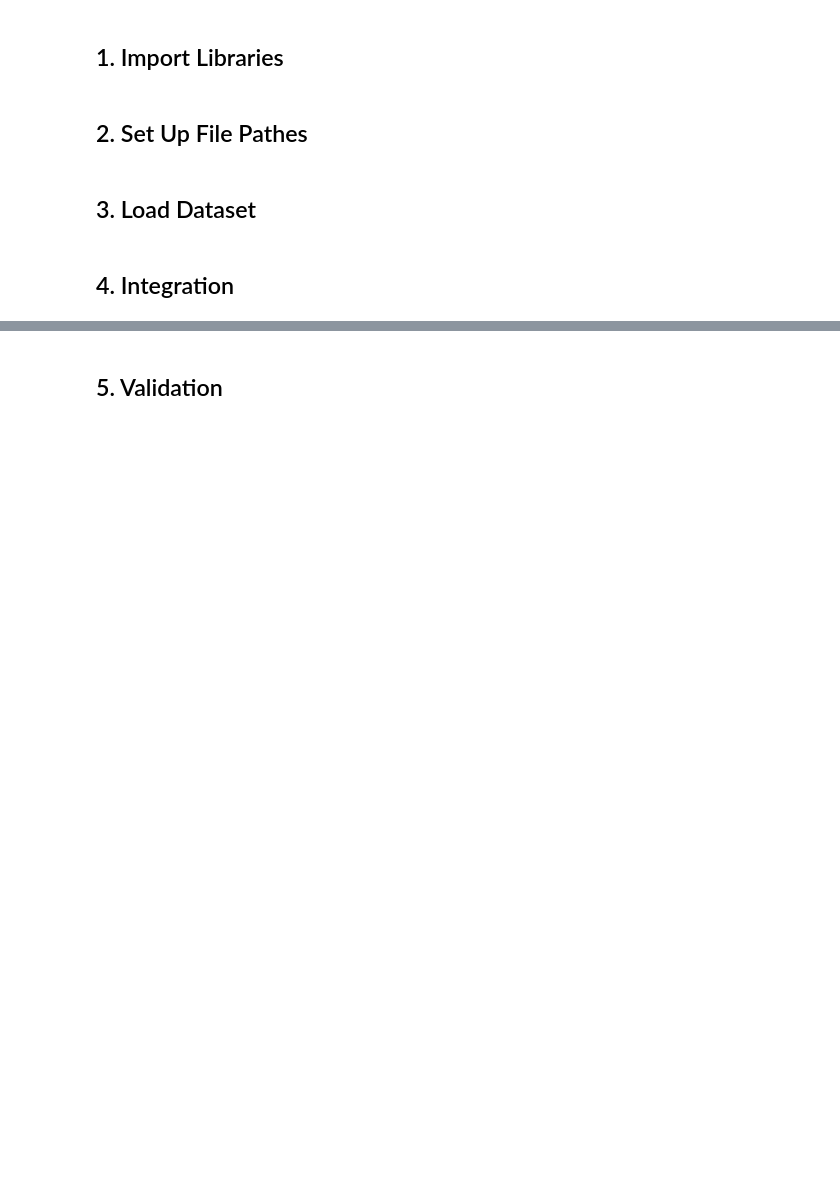
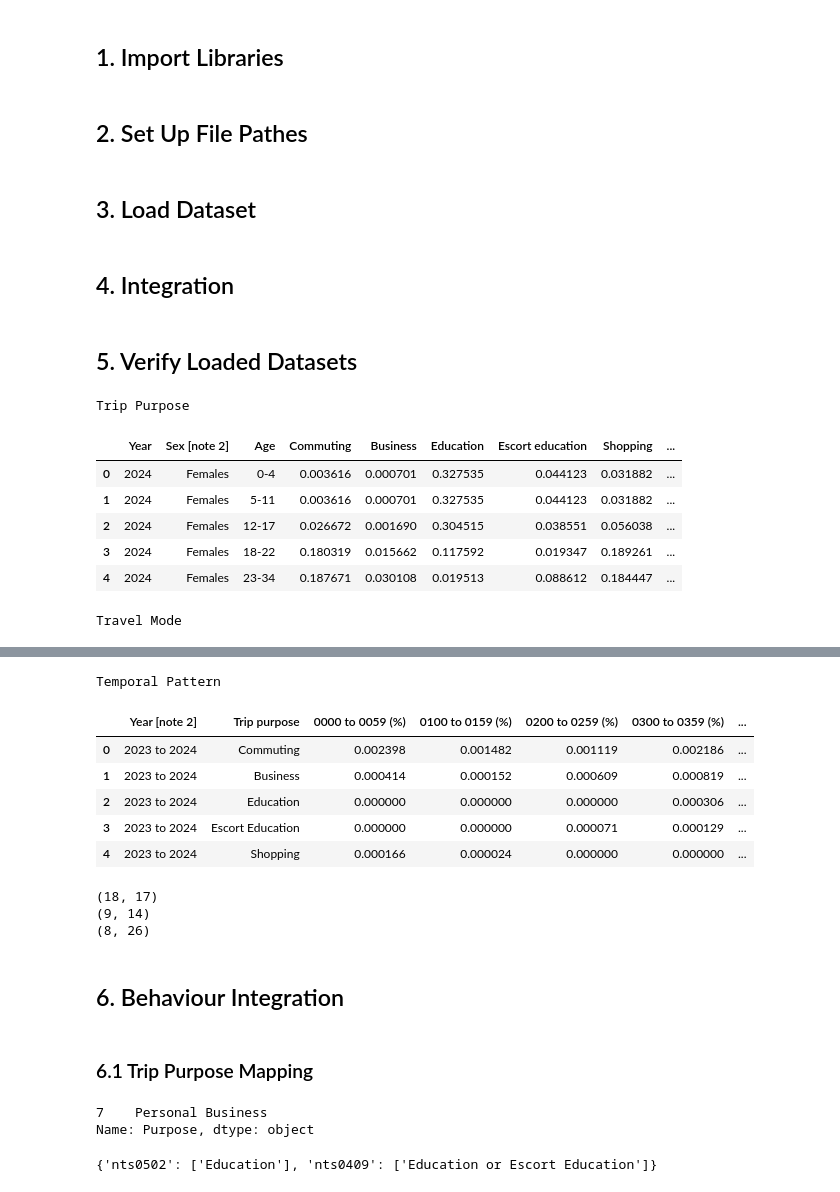
Before and after one commit to yuxinjiang1205/mobility-modelling-framework, a Jupyter notebook: notebooks/integration/behaviour_integration.ipynb, the cells around one changed output, grey strips where cells are left out. Drawn from its saved outputs; the diff is of its cells as text; code cells hidden in the pictures; blank space fills up the shorter version.

Commit message:
Prepare behaviour datasets for integration

```diff
--- a/notebooks/integration/behaviour_integration.ipynb
+++ b/notebooks/integration/behaviour_integration.ipynb
@@ -44,3 +48,23 @@ trip_purpose = pd.read_json(trip_purpose_file)
 travel_mode = pd.read_json(travel_mode_file)
 
 temporal_pattern = pd.read_json(temporal_pattern_file)
+# %% [markdown]
+## 5. Verify Loaded Datasets
+# %%
+print("Trip Purpose")
+display(trip_purpose.head())
+
+print("Travel Mode")
+display(travel_mode.head())
+
+print("Temporal Pattern")
+display(temporal_pattern.head())
+# %% [output]
+Trip Purpose
+|  | Year | Sex [note 2] | Age | Commuting | Business | Education | Escort education | Shopping | ... |
+| 0 | 2024 | Females | 0-4 | 0.003616 | 0.000701 | 0.327535 | 0.044123 | 0.031882 | ... |
+| 1 | 2024 | Females | 5-11 | 0.003616 | 0.000701 | 0.327535 | 0.044123 | 0.031882 | ... |
+| 2 | 2024 | Females | 12-17 | 0.026672 | 0.001690 | 0.304515 | 0.038551 | 0.056038 | ... |
+| 3 | 2024 | Females | 18-22 | 0.180319 | 0.015662 | 0.117592 | 0.019347 | 0.189261 | ... |
+| 4 | 2024 | Females | 23-34 | 0.187671 | 0.030108 | 0.019513 | 0.088612 | 0.184447 | ... |
+Travel Mode
@@ -47,2 +77,19 @@ temporal_pattern = pd.read_json(temporal_pattern_file)
+Temporal Pattern
+|  | Year [note 2] | Trip purpose | 0000 to 0059 (%) | 0100 to 0159 (%) | 0200 to 0259 (%) | 0300 to 0359 (%) | ... |
+| 0 | 2023 to 2024 | Commuting | 0.002398 | 0.001482 | 0.001119 | 0.002186 | ... |
+| 1 | 2023 to 2024 | Business | 0.000414 | 0.000152 | 0.000609 | 0.000819 | ... |
+| 2 | 2023 to 2024 | Education | 0.000000 | 0.000000 | 0.000000 | 0.000306 | ... |
+| 3 | 2023 to 2024 | Escort Education | 0.000000 | 0.000000 | 0.000071 | 0.000129 | ... |
+| 4 | 2023 to 2024 | Shopping | 0.000166 | 0.000024 | 0.000000 | 0.000000 | ... |
+# %%
+print(trip_purpose.shape)
+print(travel_mode.shape)
+print(temporal_pattern.shape)
+# %% [output]
+(18, 17)
+(9, 14)
+(8, 26)
 # %% [markdown]
-## 5. Validation
+## 6. Behaviour Integration
+# %% [markdown]
+### 6.1 Trip Purpose Mapping
@@ -48,0 +175,12 @@ temporal_pattern = pd.read_json(temporal_pattern_file)
+# %%
+travel_mode.loc[
+    travel_mode["Purpose"].str.contains("Personal", case=False),
+    "Purpose"
+]
+# %% [output]
+7    Personal Business
+Name: Purpose, dtype: object
+# %%
+purpose_mapping["Education"]
+# %% [output]
+{'nts0502': ['Education'], 'nts0409': ['Education or Escort Education']}
```
Also changed, not shown: parts of 19 cells of this notebook, 4 other files.
